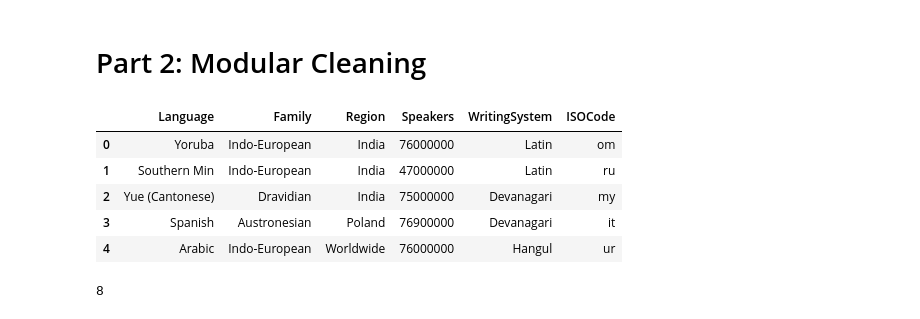
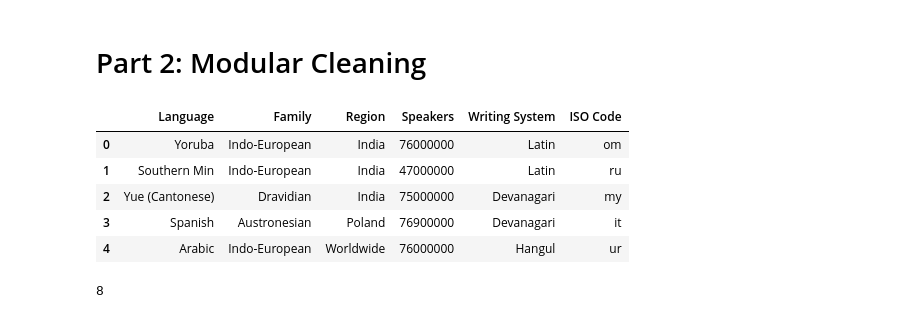
Before and after one commit to haleybriggssain/STA556-HW2, a Jupyter notebook: notebooks/homework2.ipynb, the cells around one changed output. Cells and saved outputs as stored; diff of their text form; code cells hidden in the pictures.

```diff
--- a/notebooks/homework2.ipynb
+++ b/notebooks/homework2.ipynb
@@ -40,27 +46,12 @@ There are no missing values. There are 500 rows and 6 columns which means there
 # %% [markdown]
 # Part 2: Modular Cleaning
 # %%
-def clean_columns(data: pd.DataFrame) -> pd.DataFrame:
-    """Get rid of spaces in the column names
-
-    Parameters
-    ---
-    data: DataFrame
-        dataset
-
-    Returns
-    ---
-    dataframe
-        dataframe of dataset with no spaces in the columns
-
-    """
-    data.columns = data.columns.str.replace(' ', '')
-    return data
-
+# Function 1
+# Purpose: Get rid of the spaces in the column names
 
 clean_columns(languages).head()
 # %% [output]
-|  | Language | Family | Region | Speakers | WritingSystem | ISOCode |
+|  | Language | Family | Region | Speakers | Writing System | ISO Code |
 | 0 | Yoruba | Indo-European | India | 76000000 | Latin | om |
 | 1 | Southern Min | Indo-European | India | 47000000 | Latin | ru |
 | 2 | Yue (Cantonese) | Dravidian | India | 75000000 | Devanagari | my |
```
Also changed, not shown: parts of 7 cells of this notebook, 4 other files.
